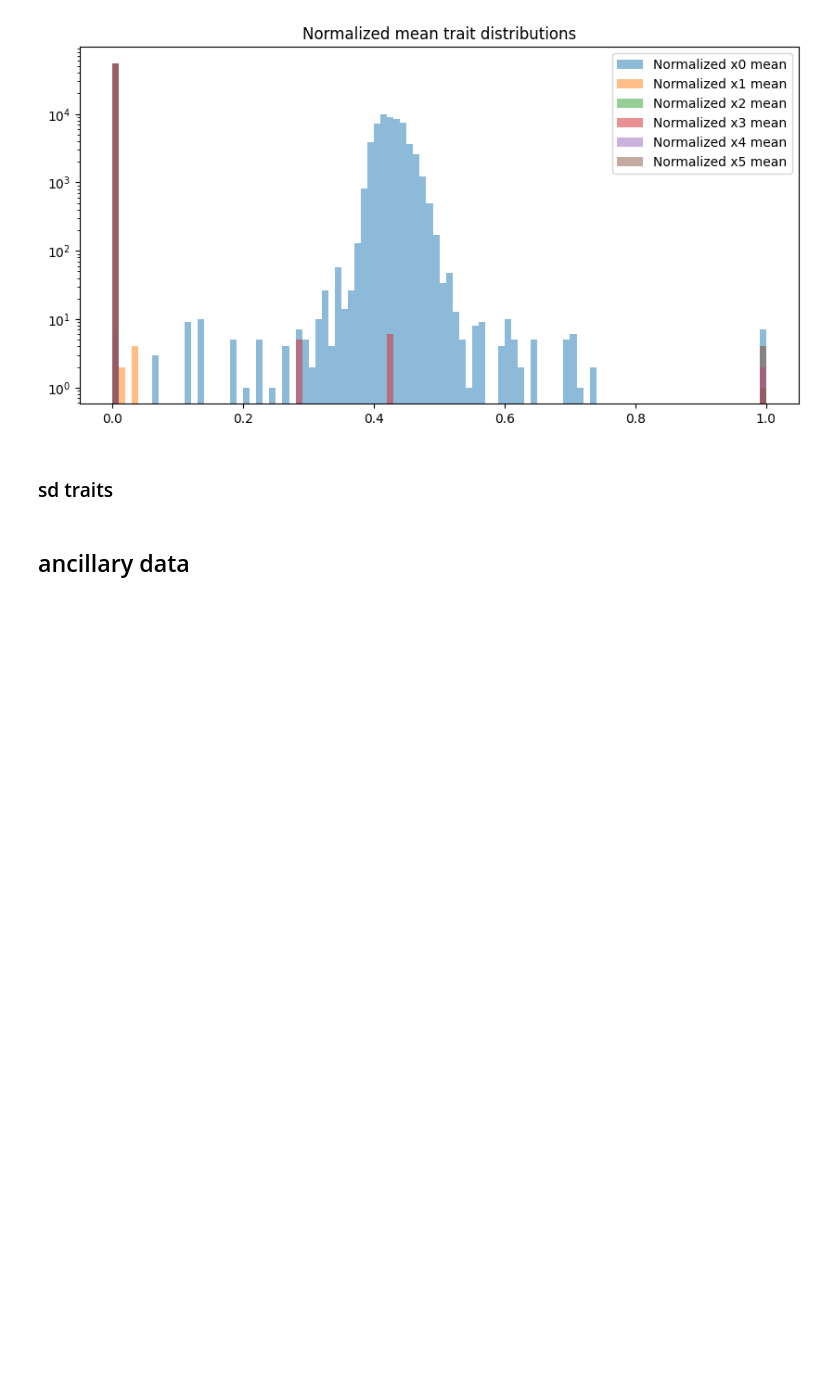
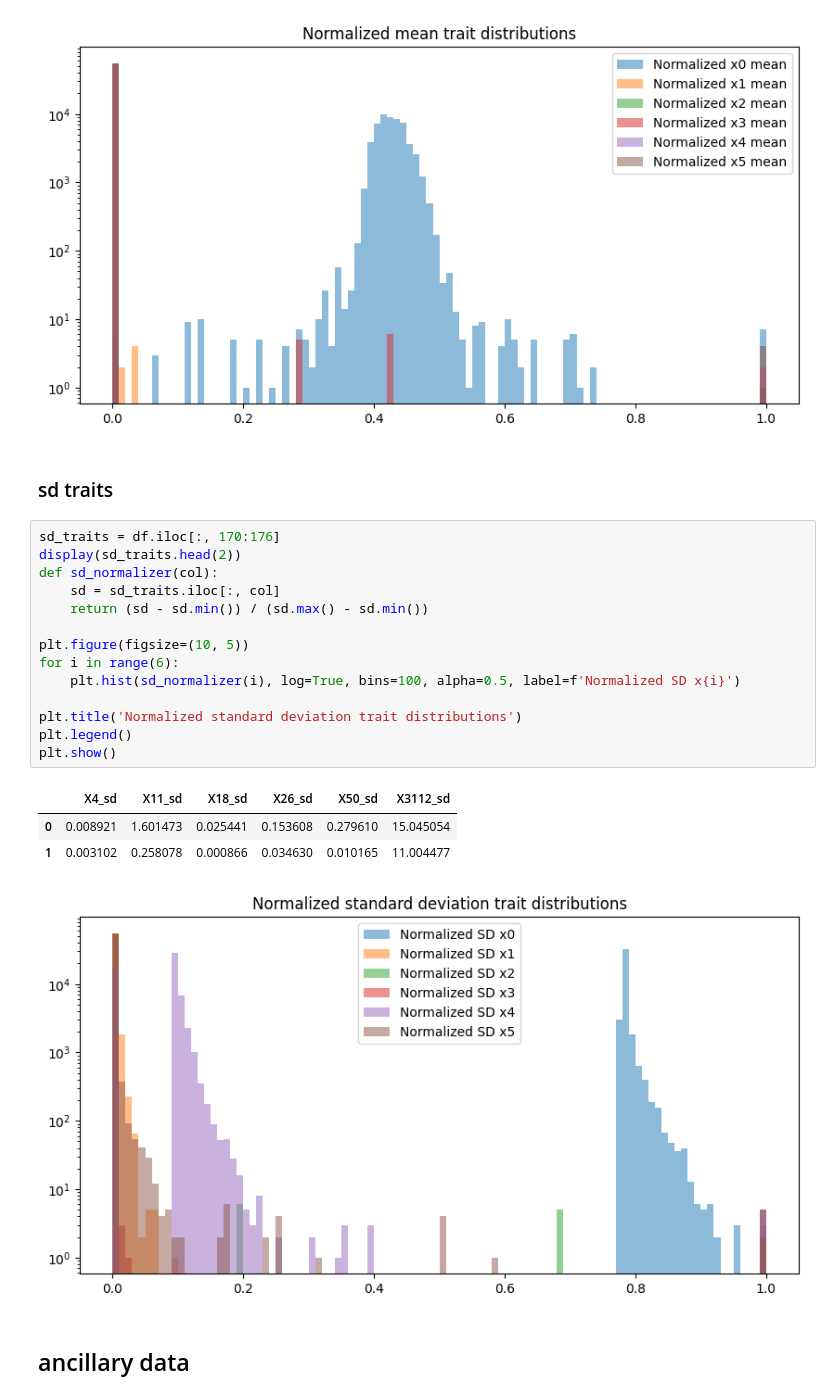
Before and after one commit to KaiErikNiermann/vu-ml-project, a Jupyter notebook: src/testing.ipynb, the cells around one changed output. Cells and saved outputs as stored; diff of their text form; blank space fills up the shorter version.

Commit message:
sd traits

```diff
--- a/src/testing.ipynb
+++ b/src/testing.ipynb
@@ -85,6 +85,25 @@ plt.show()
 [figure]
 # %% [markdown]
 ### sd traits
+# %%
+sd_traits = df.iloc[:, 170:176]
+display(sd_traits.head(2))
+def sd_normalizer(col):
+    sd = sd_traits.iloc[:, col]
+    return (sd - sd.min()) / (sd.max() - sd.min())
+
+plt.figure(figsize=(10, 5))
+for i in range(6):
+    plt.hist(sd_normalizer(i), log=True, bins=100, alpha=0.5, label=f'Normalized SD x{i}')
+
+plt.title('Normalized standard deviation trait distributions')
+plt.legend()
+plt.show()
+# %% [output]
+|  | X4_sd | X11_sd | X18_sd | X26_sd | X50_sd | X3112_sd |
+| 0 | 0.008921 | 1.601473 | 0.025441 | 0.153608 | 0.279610 | 15.045054 |
+| 1 | 0.003102 | 0.258078 | 0.000866 | 0.034630 | 0.010165 | 11.004477 |
+[figure, added]
 # %% [markdown]
 ## ancillary data
 # %% [markdown]
```
